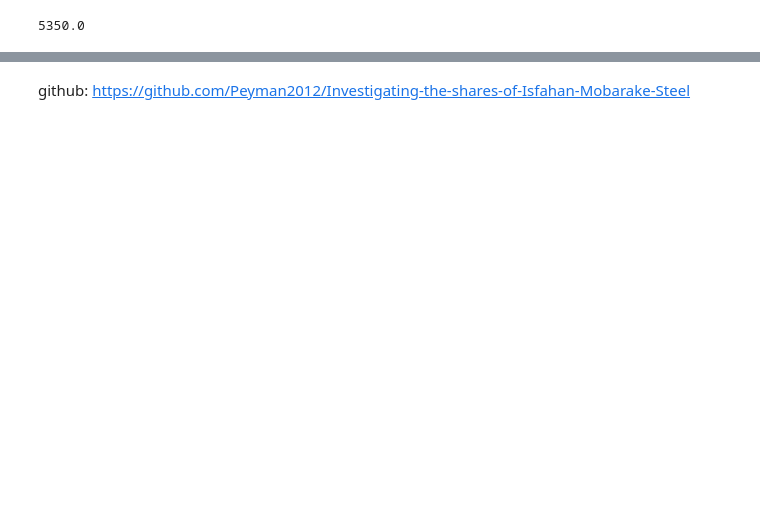
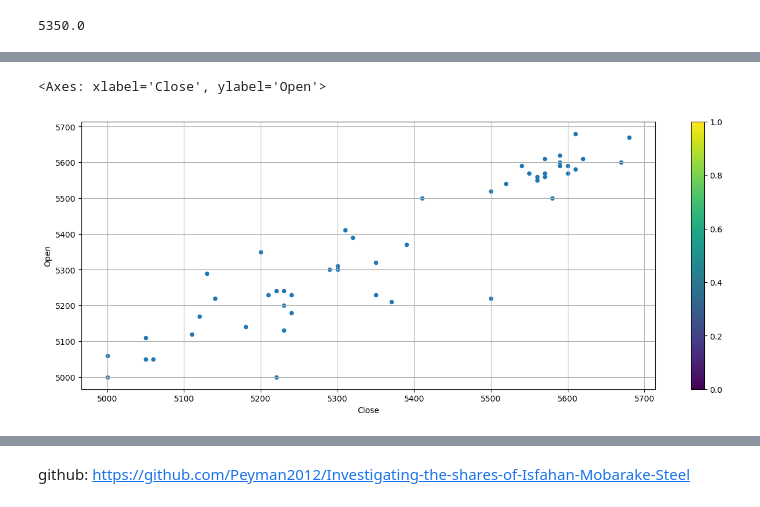
Before and after one commit to Peyman2012/Investigating-the-shares-of-Isfahan-Mobarake-Steel, a Jupyter notebook: folad.ipynb, the cells around one changed output, grey strips where cells are left out. Saved outputs shown, nothing was run; the diff lists cells and outputs as text; code cells hidden in the pictures; blank space fills up the shorter version.

```diff
--- a/folad.ipynb
+++ b/folad.ipynb
@@ -509,0 +533,5 @@ plt.bar(range(len(s_df)),np.where(s_df<0,s_df,0),color='red')
+# %%
+new_df.plot(x="Close",y="Open",figsize=(16,6) , kind="scatter",grid=True,colorbar=True)
+# %% [output]
+<Axes: xlabel='Close', ylabel='Open'>
+[figure, added]
```
Also changed, not shown: parts of 39 cells of this notebook.
